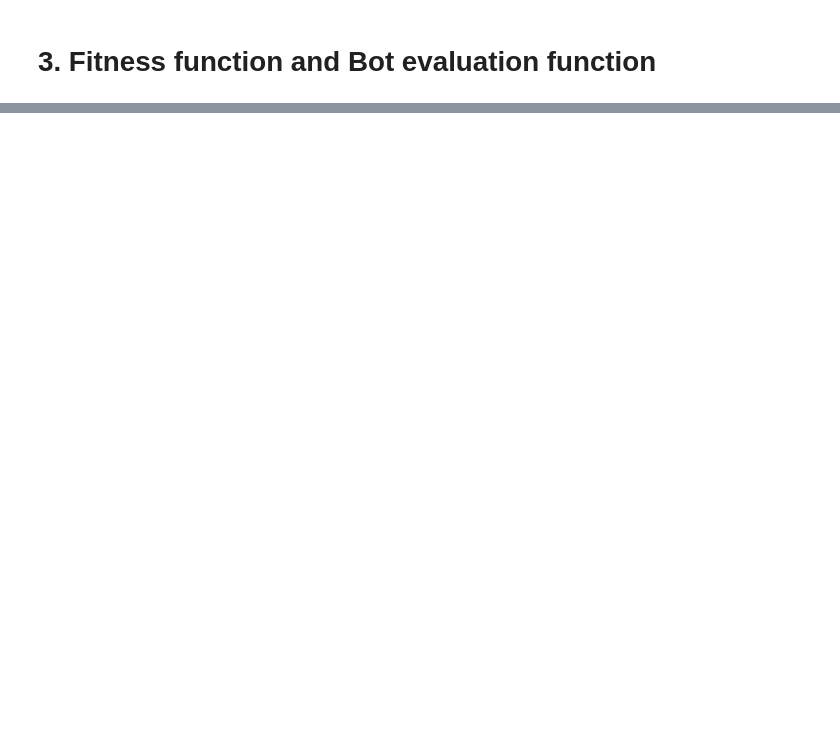
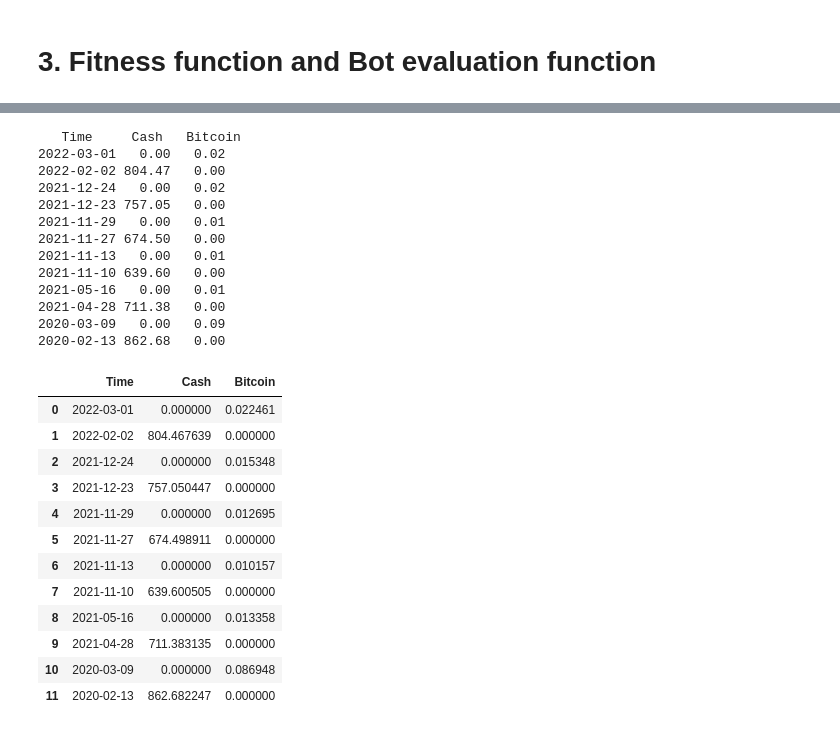
Before and after one commit to jaackies/aias_trading25, a Jupyter notebook: Evaluation.ipynb, the cells around one changed output, grey strips where cells are left out. Saved outputs shown, nothing was run; the diff lists cells and outputs as text; code cells hidden in the pictures; blank space fills up the shorter version.

```diff
--- a/Evaluation.ipynb
+++ b/Evaluation.ipynb
@@ -325,0 +380,30 @@ def bot_evaluation(bot_signals, time, close_price):
+# %%
+#complex
+bot_evaluation('complex',[1,2,3,5,5,5,0.3],[3,2,1,30,30,30,0.1])
+# %% [output]
+   Time     Cash   Bitcoin
+2022-03-01   0.00   0.02
+2022-02-02 804.47   0.00
+2021-12-24   0.00   0.02
+2021-12-23 757.05   0.00
+2021-11-29   0.00   0.01
+2021-11-27 674.50   0.00
+2021-11-13   0.00   0.01
+2021-11-10 639.60   0.00
+2021-05-16   0.00   0.01
+2021-04-28 711.38   0.00
+2020-03-09   0.00   0.09
+2020-02-13 862.68   0.00
+|  | Time | Cash | Bitcoin |
+| 0 | 2022-03-01 | 0.000000 | 0.022461 |
+| 1 | 2022-02-02 | 804.467639 | 0.000000 |
+| 2 | 2021-12-24 | 0.000000 | 0.015348 |
+| 3 | 2021-12-23 | 757.050447 | 0.000000 |
+| 4 | 2021-11-29 | 0.000000 | 0.012695 |
+| 5 | 2021-11-27 | 674.498911 | 0.000000 |
+| 6 | 2021-11-13 | 0.000000 | 0.010157 |
+| 7 | 2021-11-10 | 639.600505 | 0.000000 |
+| 8 | 2021-05-16 | 0.000000 | 0.013358 |
+| 9 | 2021-04-28 | 711.383135 | 0.000000 |
+| 10 | 2020-03-09 | 0.000000 | 0.086948 |
+| 11 | 2020-02-13 | 862.682247 | 0.000000 |
```
Also changed, not shown: parts of 9 cells of this notebook.
